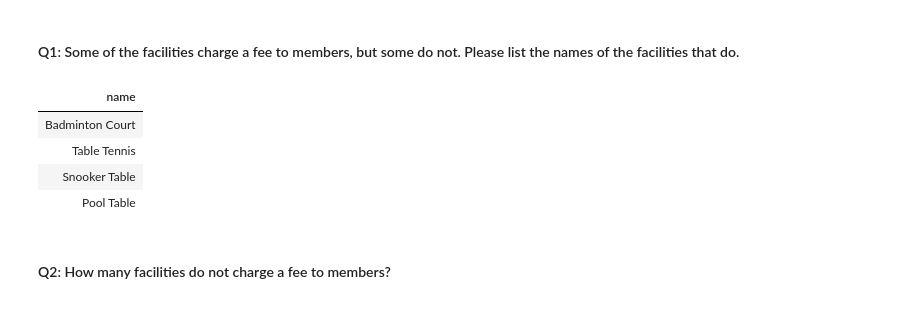
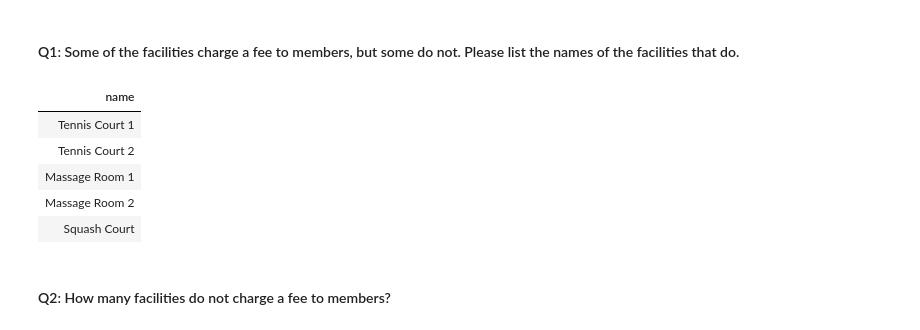
Before and after one commit to chartyboy/mec-mini-projects, a Jupyter notebook: mec-5.6.6-sql-with-spark-mini-project/Mini_Project_SQL_with_Spark.ipynb, the cells around one changed output. Drawn from its saved outputs; the diff is of its cells as text; code cells hidden in the pictures.

```diff
--- a/mec-5.6.6-sql-with-spark-mini-project/Mini_Project_SQL_with_Spark.ipynb
+++ b/mec-5.6.6-sql-with-spark-mini-project/Mini_Project_SQL_with_Spark.ipynb
@@ -162,13 +144,14 @@ select * from bookings limit 3
 #### Q1: Some of the facilities charge a fee to members, but some do not. Please list the names of the facilities that do.
 # %%
 %sql
-select name from facilities where membercost = 0
+select name from facilities where membercost > 0
 # %% [output]
 | name |
-| Badminton Court |
-| Table Tennis |
-| Snooker Table |
-| Pool Table |
+| Tennis Court 1 |
+| Tennis Court 2 |
+| Massage Room 1 |
+| Massage Room 2 |
+| Squash Court |
 # %% [markdown]
 ####  Q2: How many facilities do not charge a fee to members?
 # %%
```
Also changed, not shown: parts of 2 cells of this notebook, 14 other files.
